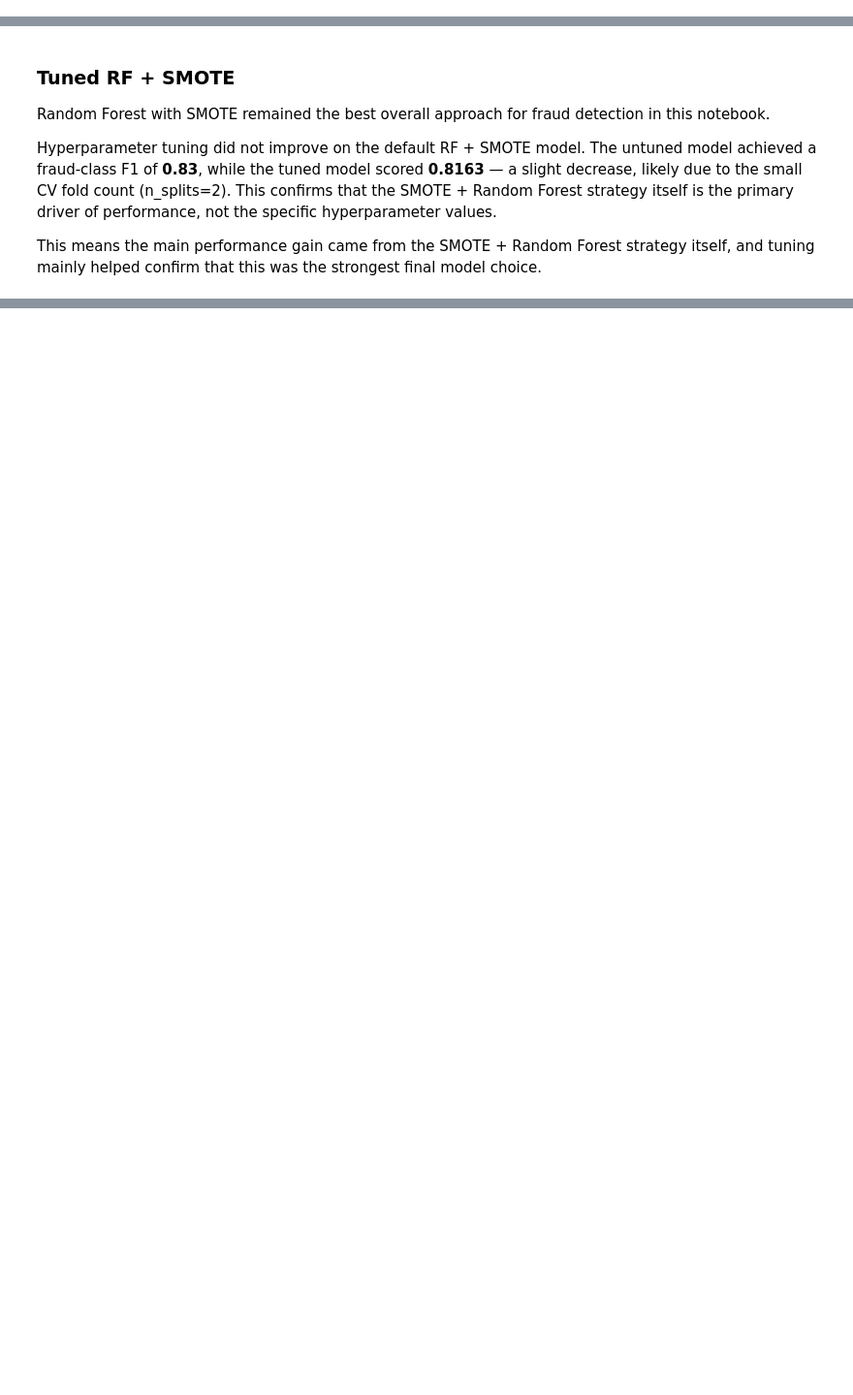
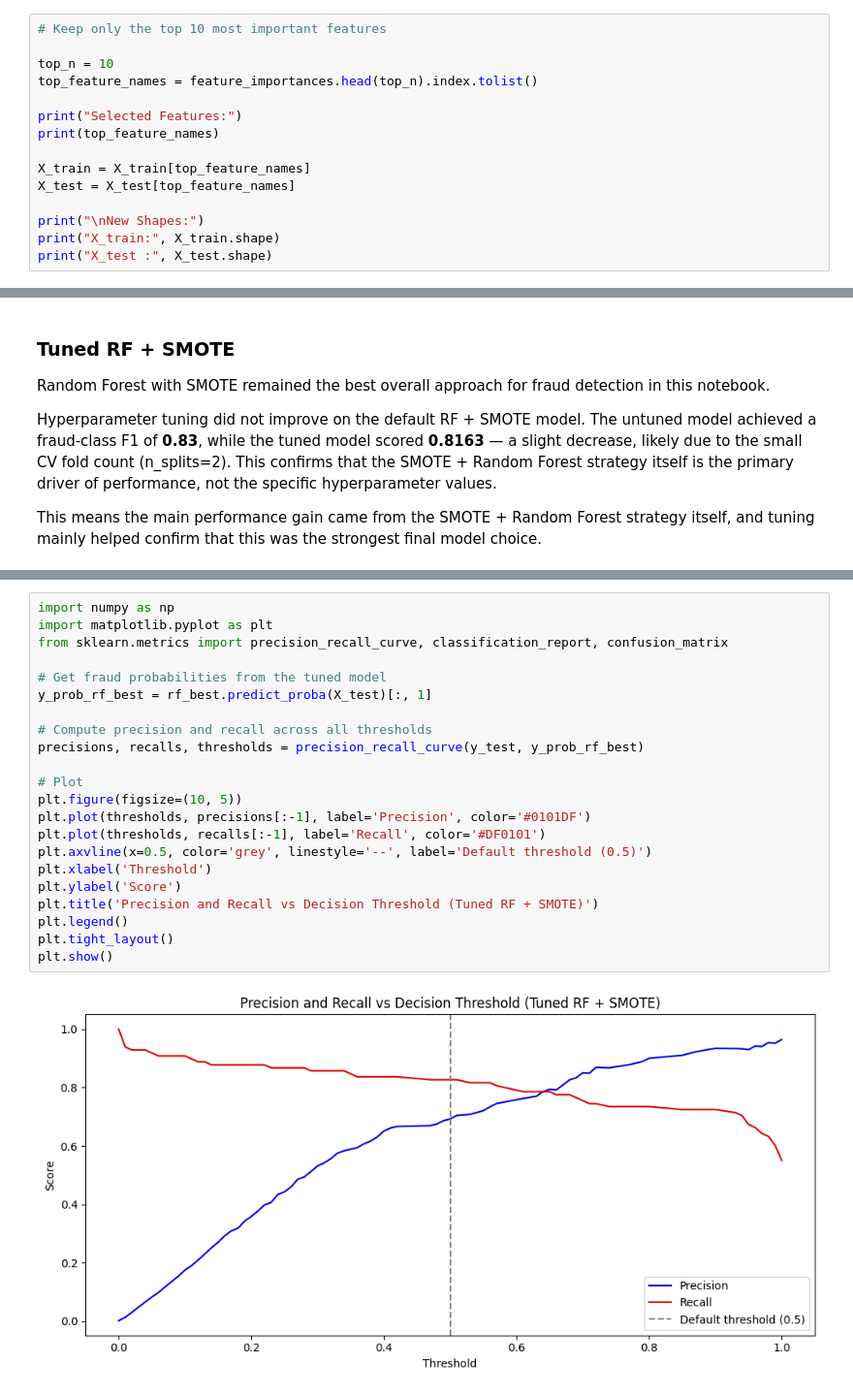
Before and after one commit to mpaturi/portfolio-projects, a Jupyter notebook: ML/Credit-Fraud/notebooks/creditcardfraud.ipynb, the cells around one changed output, grey strips where cells are left out. Shown at 97% size. Saved outputs shown, nothing was run; the diff lists cells and outputs as text; blank space fills up the shorter version.

```diff
--- a/ML/Credit-Fraud/notebooks/creditcardfraud.ipynb
+++ b/ML/Credit-Fraud/notebooks/creditcardfraud.ipynb
@@ -167,0 +225,15 @@ plt.show()
+# %%
+# Keep only the top 10 most important features
+
+top_n = 10
+top_feature_names = feature_importances.head(top_n).index.tolist()
+
+print("Selected Features:")
+print(top_feature_names)
+
+X_train = X_train[top_feature_names]
+X_test = X_test[top_feature_names]
+
+print("\nNew Shapes:")
+print("X_train:", X_train.shape)
+print("X_test :", X_test.shape)
@@ -744,0 +827,24 @@ This means the main performance gain came from the SMOTE + Random Forest strateg
+# %%
+import numpy as np
+import matplotlib.pyplot as plt
+from sklearn.metrics import precision_recall_curve, classification_report, confusion_matrix
+
+# Get fraud probabilities from the tuned model
+y_prob_rf_best = rf_best.predict_proba(X_test)[:, 1]
+
+# Compute precision and recall across all thresholds
+precisions, recalls, thresholds = precision_recall_curve(y_test, y_prob_rf_best)
+
+# Plot
+plt.figure(figsize=(10, 5))
+plt.plot(thresholds, precisions[:-1], label='Precision', color='#0101DF')
+plt.plot(thresholds, recalls[:-1], label='Recall', color='#DF0101')
+plt.axvline(x=0.5, color='grey', linestyle='--', label='Default threshold (0.5)')
+plt.xlabel('Threshold')
+plt.ylabel('Score')
+plt.title('Precision and Recall vs Decision Threshold (Tuned RF + SMOTE)')
+plt.legend()
+plt.tight_layout()
+plt.show()
+# %% [output]
+[figure, added]
```
Also changed, not shown: parts of 38 cells of this notebook, 1 other file.
